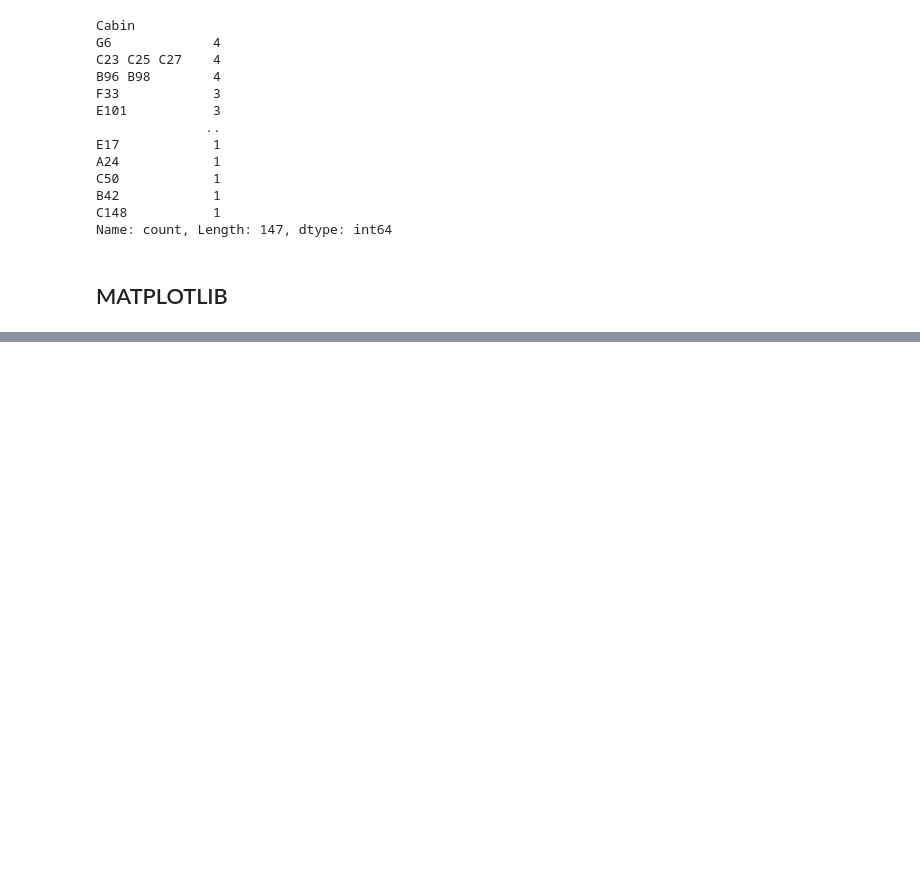
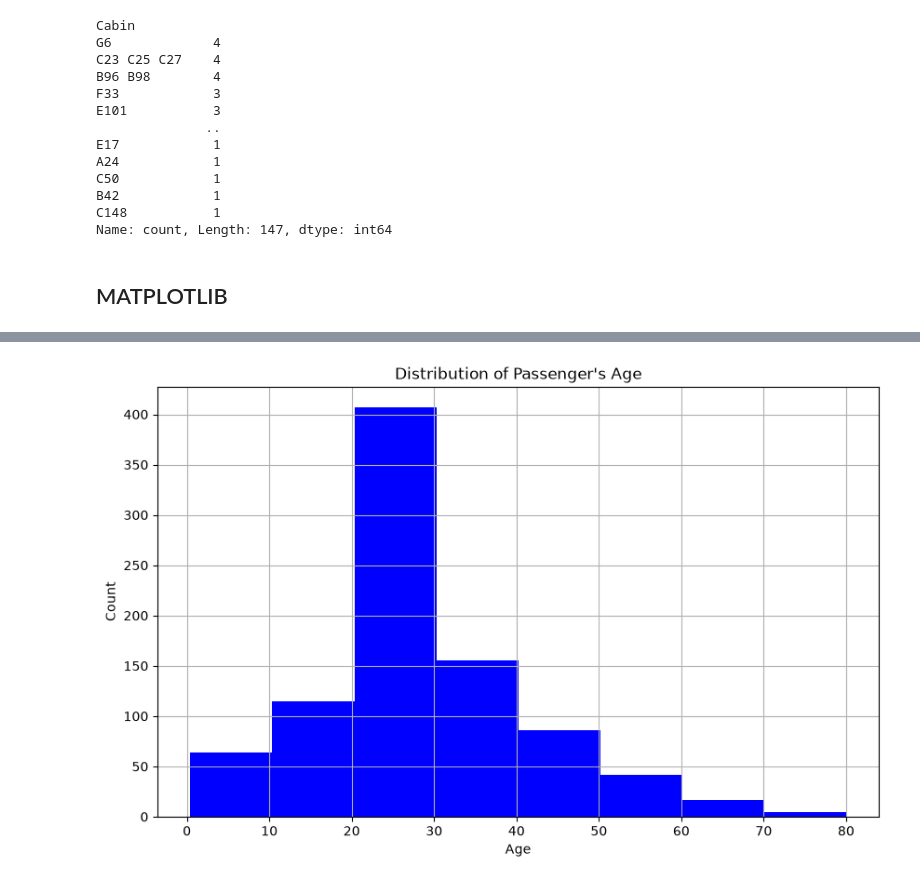
Before and after one commit to allenz817/MSCS, a Jupyter notebook: CAML/data_eng_3.ipynb, the cells around one changed output, grey strips where cells are left out. Cells and saved outputs as stored; diff of their text form; code cells hidden in the pictures; blank space fills up the shorter version.

```diff
--- a/CAML/data_eng_3.ipynb
+++ b/CAML/data_eng_3.ipynb
@@ -96,3 +96,10 @@ Syntax
 df.plot()
 plt.show()
 """
+# %%
+import pandas as pd
+import matplotlib.pyplot as plt
+
+# Load the dataset
+df = pd.read_csv('titanic.csv')
+print(df.head(10))
@@ -98,0 +124,7 @@ plt.show()
+# %%
+
+# Fill missing values in the 'Age' column with the mean age
+df.fillna({'Age': df['Age'].mean()}, inplace=True)
+# df['Age'].fillna(df['Age'].mean(), inplace=True)
+# This does not work - fillna method applies on the copy
+print(df.head(10))
@@ -98,0 +156,11 @@ plt.show()
+# %%
+# Create a histogram of Age
+plt.figure(figsize=(10, 6))
+plt.hist(df['Age'], bins=8, color='b')
+plt.title('Distribution of Passenger\'s Age')
+plt.xlabel('Age')
+plt.ylabel('Count')
+plt.grid(True)
+plt.show()
+# %% [output]
+[figure, added]
```
Also changed, not shown: parts of 6 cells of this notebook, 1 other file.
